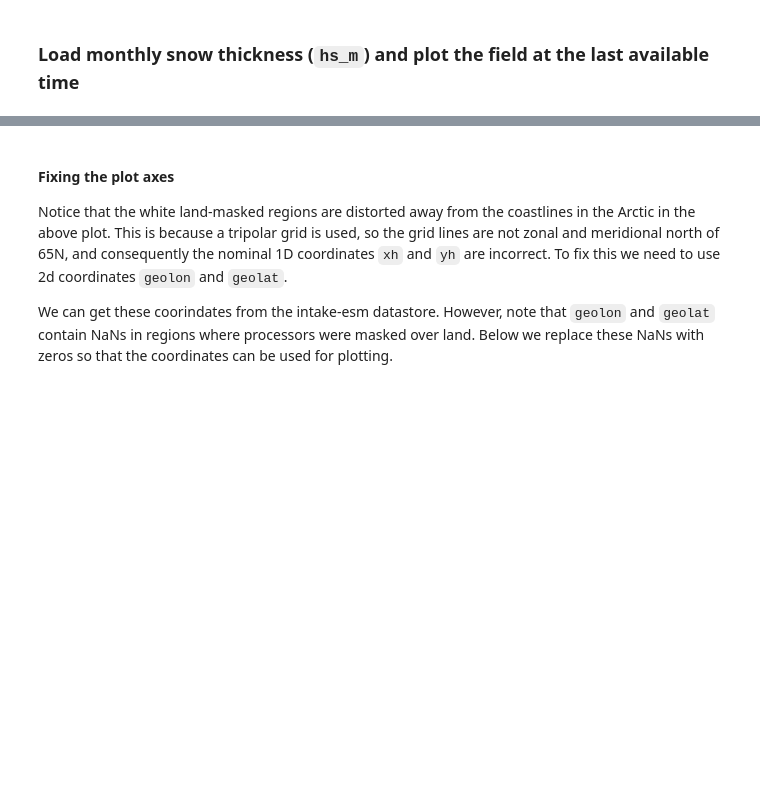
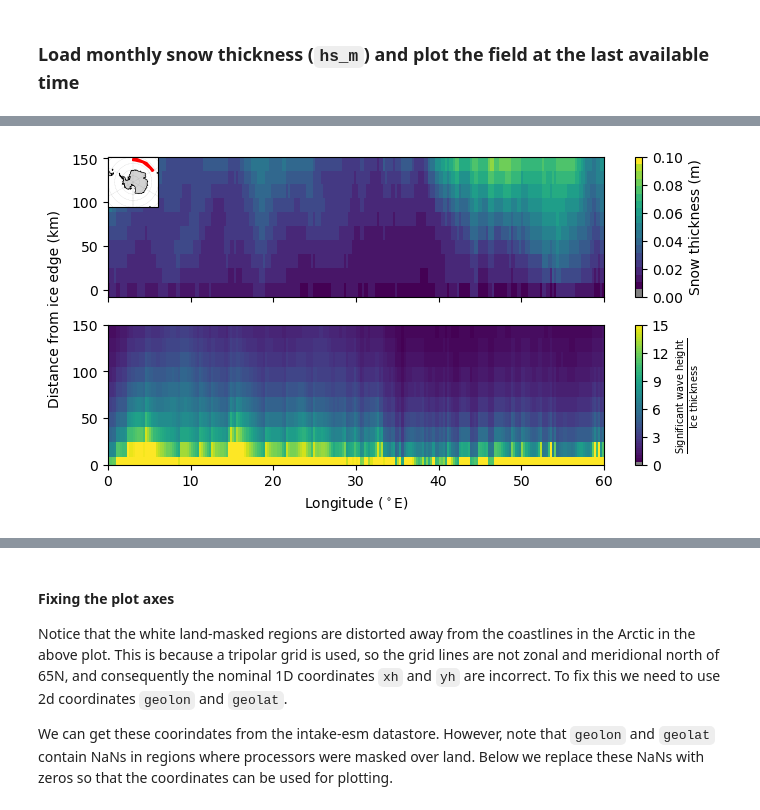
Before and after one commit to NoahDay/access-om3-analysis, a Jupyter notebook: Snow_Cover.ipynb, the cells around one changed output, grey strips where cells are left out. Cells and saved outputs as stored; diff of their text form; code cells hidden in the pictures; blank space fills up the shorter version.

```diff
--- a/Snow_Cover.ipynb
+++ b/Snow_Cover.ipynb
@@ -174,0 +510,88 @@ _ = axes[0].gridlines()
+# %%
+from matplotlib.colors import BoundaryNorm, ListedColormap
+from matplotlib.ticker import NullLocator
+# Make meshgrid for pcolormesh
+X, Y = np.meshgrid(lon, dist_from_edge_km[:, 0])
+
+# Create 3×1 figure
+fig, axes = plt.subplots(2, 1, figsize=(8, 4), sharex=True)
+
+
+# Plot 1
+ax = axes[0]   # first axis
+levels_fine = np.linspace(0, 0.10, 20)
+levels_ticks = np.linspace(0, 0.10, 6)
+viridis = plt.get_cmap('viridis', len(levels_fine)-1)
+colors = ['gray'] + [viridis(i) for i in range(viridis.N)]
+cmap = ListedColormap(colors)
+norm = BoundaryNorm(boundaries=levels_fine, ncolors=cmap.N)
+
+pcm = ax.pcolormesh(X, Y, hs_from_edge,
+                    shading="auto",
+                    cmap=cmap,
+                    norm=norm,
+)
+
+# Colorbar with coarser ticks
+cbar = fig.colorbar(pcm, ax=ax, boundaries=levels_ticks, ticks=levels_ticks, extend='neither')
+cbar.ax.yaxis.set_minor_locator(NullLocator())
+cbar.set_label("Snow thickness (m)")
+pcm.set_clim(0, 0.10)
+ax.set_ylabel("")
+
+
+
+
+# Plot 2
+ax = axes[1]
+cmax = 15
+levels_fine = np.linspace(0, cmax, 60)
+levels_ticks = np.linspace(0, cmax, 6)
+viridis = plt.get_cmap('viridis', len(levels_fine)-1)
+colors = ['gray'] + [viridis(i) for i in range(viridis.N)]
+cmap = ListedColormap(colors)
+norm = BoundaryNorm(boundaries=levels_fine, ncolors=cmap.N)
+
+pcm = ax.pcolormesh(X, Y, swh_from_edge/hi_from_edge,
+                    shading="auto",
+                    cmap=cmap,
+                    norm=norm,
+)
+cbar = fig.colorbar(pcm, ax=ax, boundaries=levels_ticks, ticks=levels_ticks, extend='neither')
+cbar.ax.yaxis.set_minor_locator(NullLocator())
+cbar.set_label("$\\frac{\\text{Significant wave height}}{\\text{Ice thickness}}$")
+pcm.set_clim(0, cmax)
+
+fig.text(0.05, 0.5, "Distance from ice edge (km)", va='center', rotation='vertical')
+
+ax.set_xlabel("Longitude ($^\circ$E)")
+
+plt.xlim((0,60))
+plt.ylim((0,150))
+
+# Optional: show plot
+import cartopy.crs as ccrs
+import cartopy.feature as cfeature
+from mpl_toolkits.axes_grid1.inset_locator import inset_axes
+
+ax_inset = plt.axes([0.094, 0.755, 0.125, 0.125], projection=ccrs.SouthPolarStereo())
+ax_inset.add_feature(cfeature.LAND, facecolor='lightgrey')
+ax_inset.add_feature(cfeature.COASTLINE, linewidth=0.5)
+ax_inset.gridlines(draw_labels=False, linewidth=0.2, color='gray', alpha=0.5, linestyle='--')
+lon_center = lon[len(lon)//2]
+lat_center = -65  # example
+ax_inset.set_extent([0, 360, -75, -50], crs=ccrs.PlateCarree())
+from cartopy import geodesic
+# corners of the region
+lon_min, lon_max = 0, 60 #lon.min(), lon.max()
+lat_min, lat_max = -55, -53  # choose approximate range
+
+ax_inset.plot([lon_min, lon_max, lon_max, lon_min, lon_min],
+              [lat_min, lat_min, lat_max, lat_max, lat_min],
+              'r-', transform=ccrs.PlateCarree(), linewidth=1.5)
+
+# Now save the figure
+fig.savefig("/g/data/ps29/nd0349/access-om3-analysis-figs/snow_ice_inset.png", dpi=300, bbox_inches="tight")
+plt.show()
+# %% [output]
+[figure, added]
```
Also changed, not shown: parts of 21 cells of this notebook, 1 other file.
